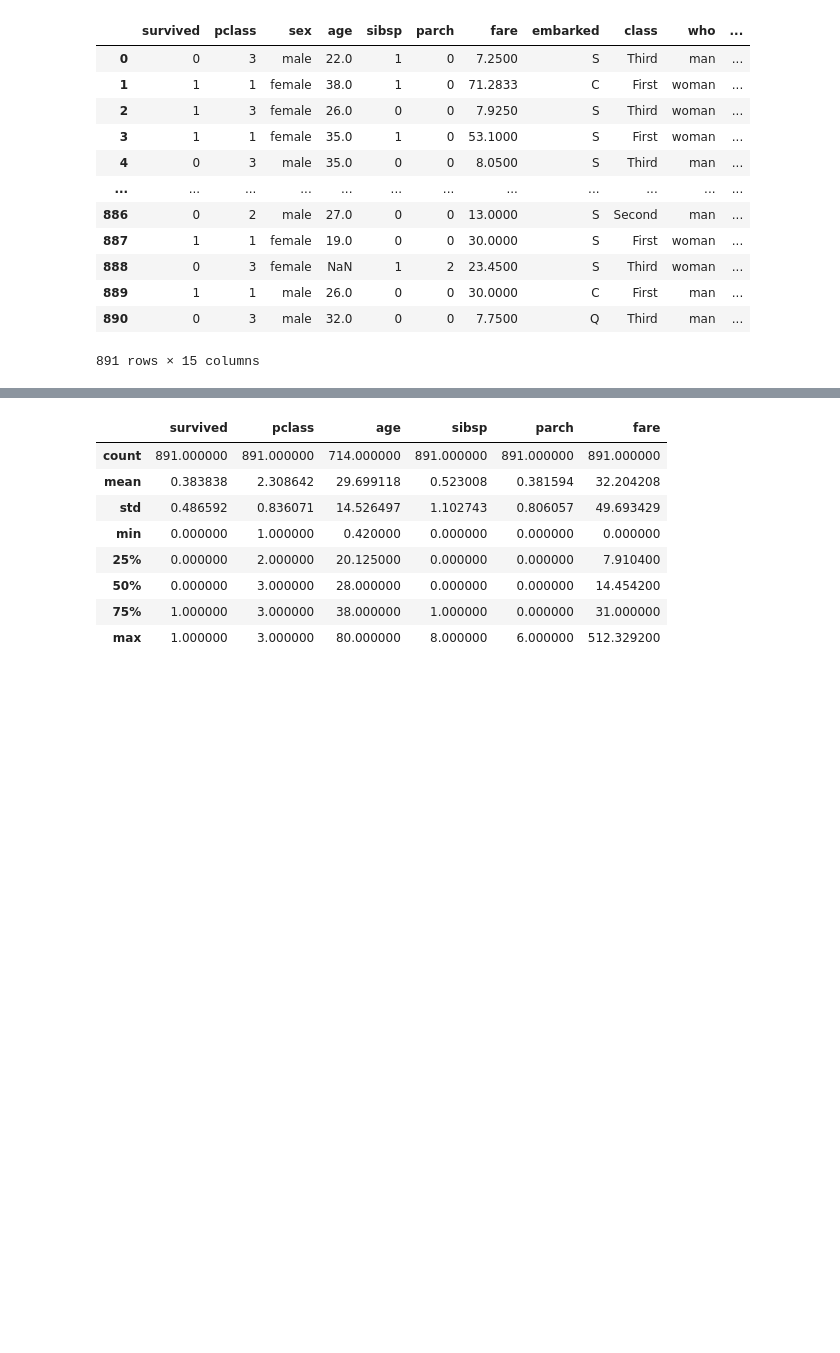
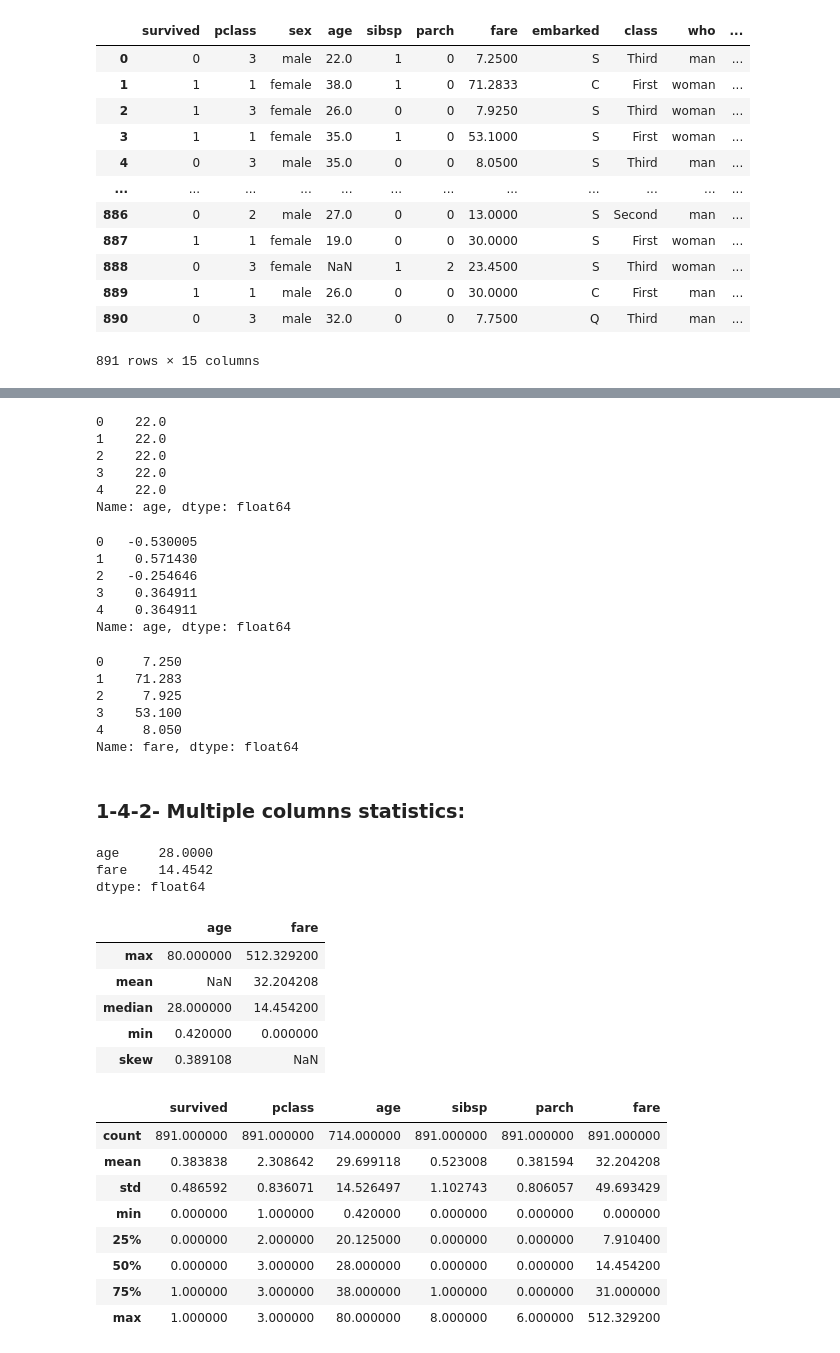
Before and after one commit to tabaraei/Data-Science-Toolkit, a Jupyter notebook: Pandas.ipynb, the cells around one changed output, grey strips where cells are left out. Saved outputs shown, nothing was run; the diff lists cells and outputs as text; code cells hidden in the pictures; blank space fills up the shorter version.

```diff
--- a/Pandas.ipynb
+++ b/Pandas.ipynb
@@ -72,3 +221,50 @@ memory usage: 80.6+ KB
+# %%
+df['age'].cummin().head()
+# %% [output]
+0    22.0
+1    22.0
+2    22.0
+3    22.0
+4    22.0
+Name: age, dtype: float64
+# %%
+((df['age'] - df['age'].mean()) / df['age'].std()).head()
+# %% [output]
+0   -0.530005
+1    0.571430
+2   -0.254646
+3    0.364911
+4    0.364911
+Name: age, dtype: float64
+# %%
+df['fare'].round(decimals=3).head()
+# %% [output]
+0     7.250
+1    71.283
+2     7.925
+3    53.100
+4     8.050
+Name: fare, dtype: float64
+# %% [markdown]
+### 1-4-2- Multiple columns statistics:
+# %%
+df[["age", "fare"]].median()
+# %% [output]
+age     28.0000
+fare    14.4542
+dtype: float64
+# %%
+df.agg({
+  "age": ["min", "max", "median", "skew"],
+  "fare": ["min", "max", "median", "mean"],
+})
+# %% [output]
+|  | age | fare |
+| max | 80.000000 | 512.329200 |
+| mean | NaN | 32.204208 |
+| median | 28.000000 | 14.454200 |
+| min | 0.420000 | 0.000000 |
+| skew | 0.389108 | NaN |
 # %%
 df.describe()
 # %% [output]
```
Also changed, not shown: parts of 30 cells of this notebook.
